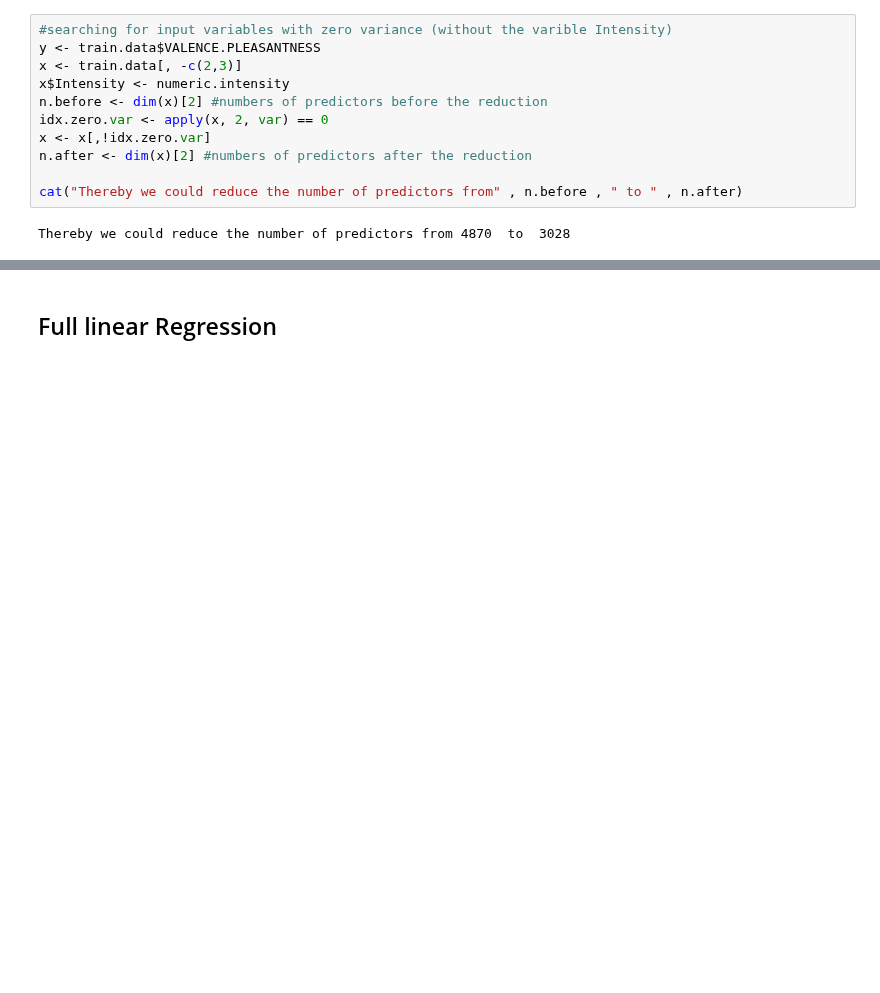
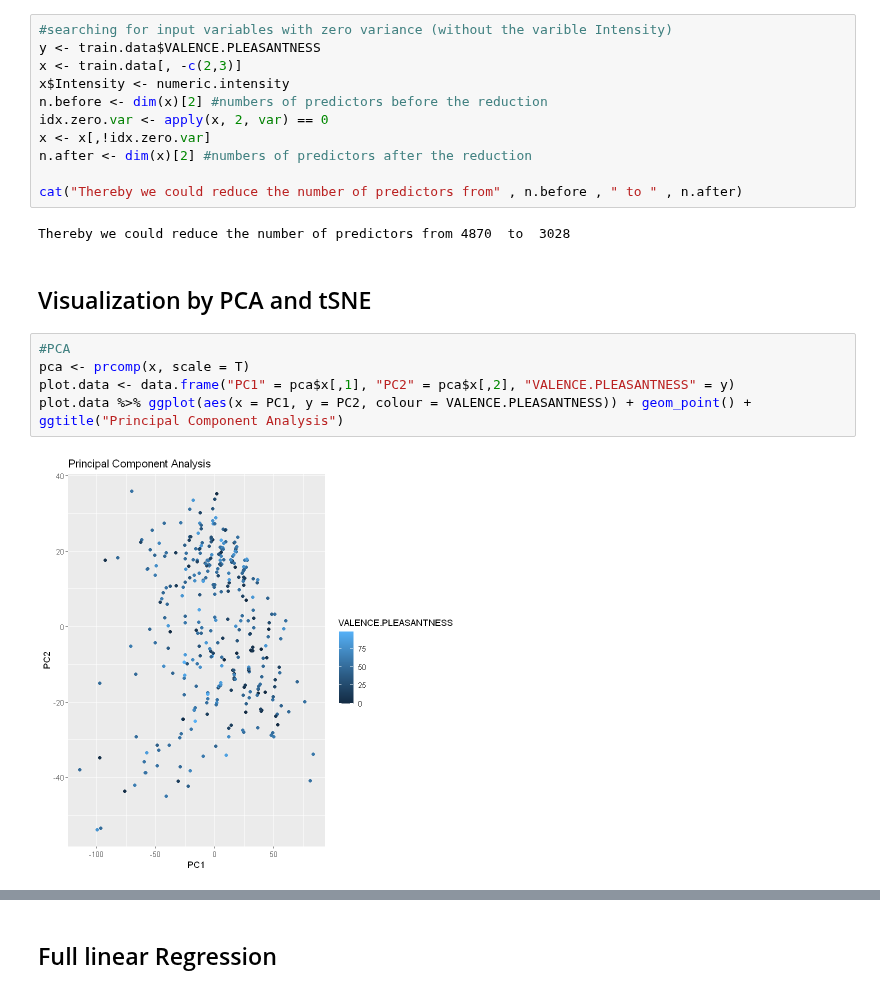
Before and after one commit to BenoitDelec/BIO-322--Predicting-odour-pleasantness-using-ML, a Jupyter notebook: src/Exploration.ipynb, the cells around one changed output, grey strips where cells are left out. Drawn from its saved outputs; the diff is of its cells as text; blank space fills up the shorter version.

```diff
--- a/src/Exploration.ipynb
+++ b/src/Exploration.ipynb
@@ -61,3 +71,12 @@ n.after <- dim(x)[2] #numbers of predictors after the reduction
 cat("Thereby we could reduce the number of predictors from" , n.before , " to " , n.after)
 # %% [output]
 Thereby we could reduce the number of predictors from 4870  to  3028
+# %% [markdown]
+## Visualization by PCA and tSNE
+# %%
+#PCA
+pca <- prcomp(x, scale = T)
+plot.data <- data.frame("PC1" = pca$x[,1], "PC2" = pca$x[,2], "VALENCE.PLEASANTNESS" = y)
+plot.data %>% ggplot(aes(x = PC1, y = PC2, colour = VALENCE.PLEASANTNESS)) + geom_point() + ggtitle("Principal Component Analysis")
+# %% [output]
+[figure, added]
```
Also changed, not shown: parts of 4 cells of this notebook.
